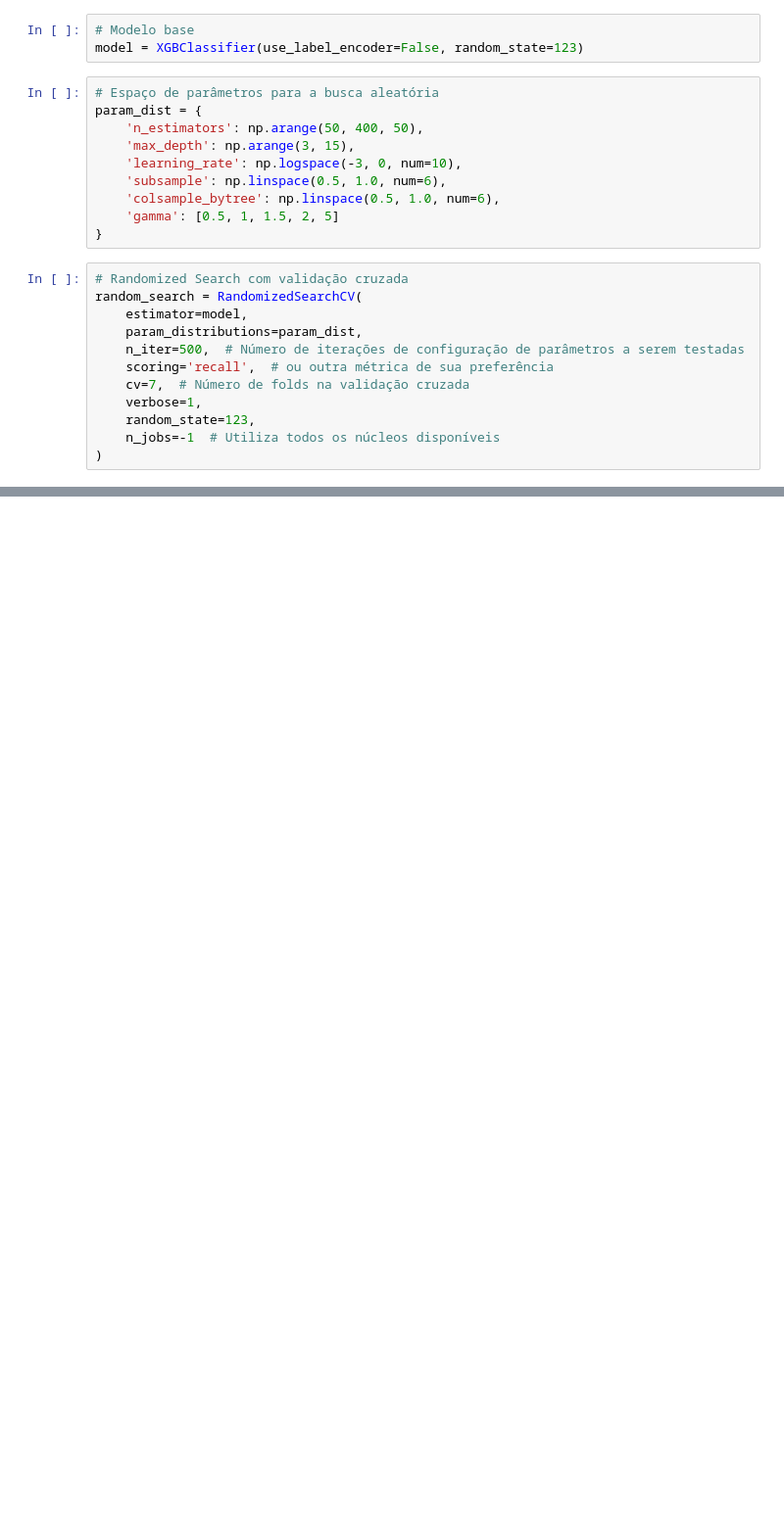
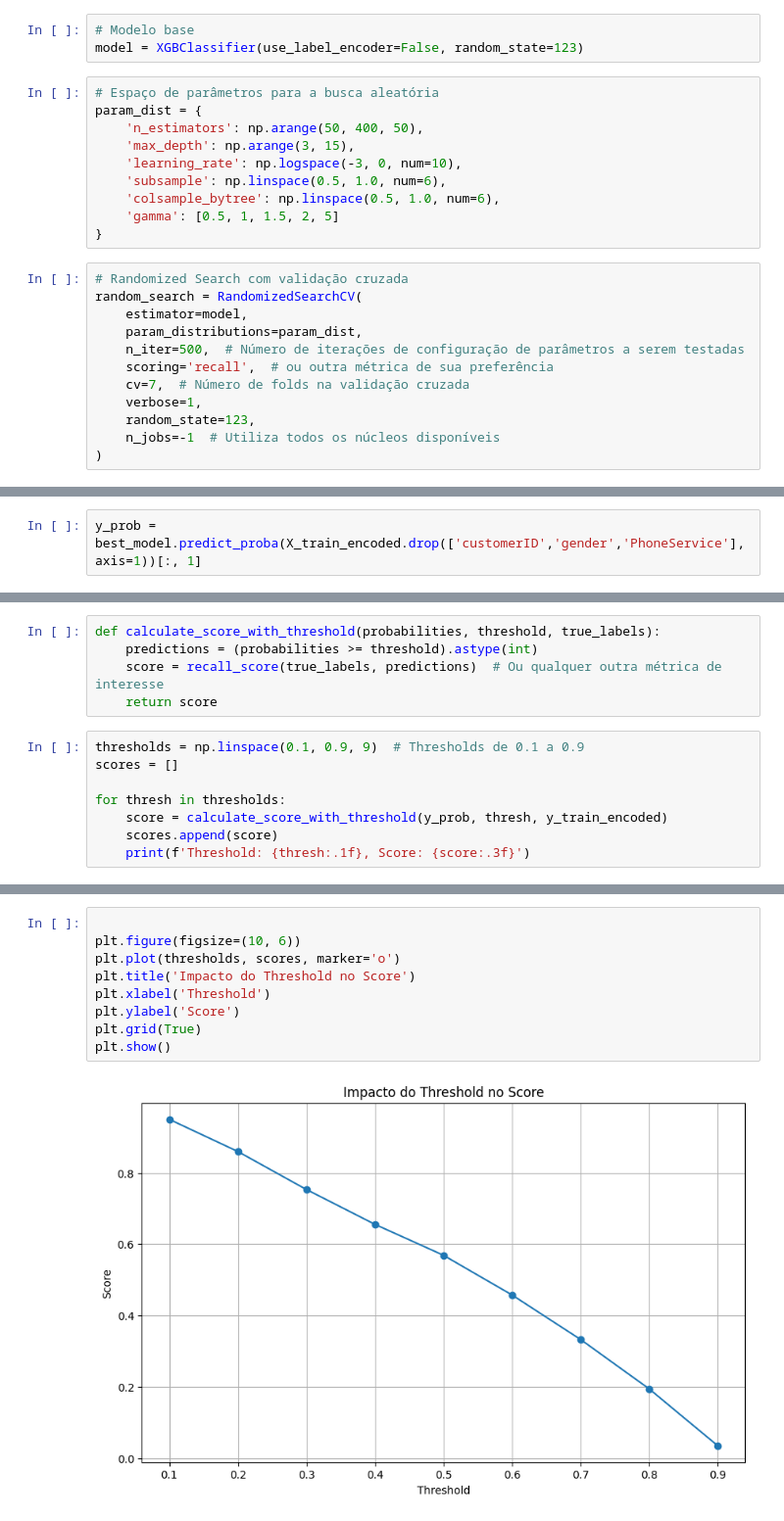
Before and after one commit to donikurtz/ChurnAnalysis-Telco, a Jupyter notebook: notebook/03_classificacao.ipynb, the cells around one changed output, grey strips where cells are left out. Shown at 98% size. Saved outputs shown, nothing was run; the diff lists cells and outputs as text; blank space fills up the shorter version.

```diff
--- a/notebook/03_classificacao.ipynb
+++ b/notebook/03_classificacao.ipynb
@@ -289,0 +310,2 @@ best_model = random_search.best_estimator_
+# %%
+y_prob = best_model.predict_proba(X_train_encoded.drop(['customerID','gender','PhoneService'],axis=1))[:, 1]
@@ -289,0 +315,13 @@ best_model = random_search.best_estimator_
+# %%
+def calculate_score_with_threshold(probabilities, threshold, true_labels):
+    predictions = (probabilities >= threshold).astype(int)
+    score = recall_score(true_labels, predictions)  # Ou qualquer outra métrica de interesse
+    return score
+# %%
+thresholds = np.linspace(0.1, 0.9, 9)  # Thresholds de 0.1 a 0.9
+scores = []
+
+for thresh in thresholds:
+    score = calculate_score_with_threshold(y_prob, thresh, y_train_encoded)
+    scores.append(score)
+    print(f'Threshold: {thresh:.1f}, Score: {score:.3f}')
@@ -289,0 +338,11 @@ best_model = random_search.best_estimator_
+# %%
+
+plt.figure(figsize=(10, 6))
+plt.plot(thresholds, scores, marker='o')
+plt.title('Impacto do Threshold no Score')
+plt.xlabel('Threshold')
+plt.ylabel('Score')
+plt.grid(True)
+plt.show()
+# %% [output]
+[figure, added]
```
Also changed, not shown: parts of 4 cells of this notebook.
